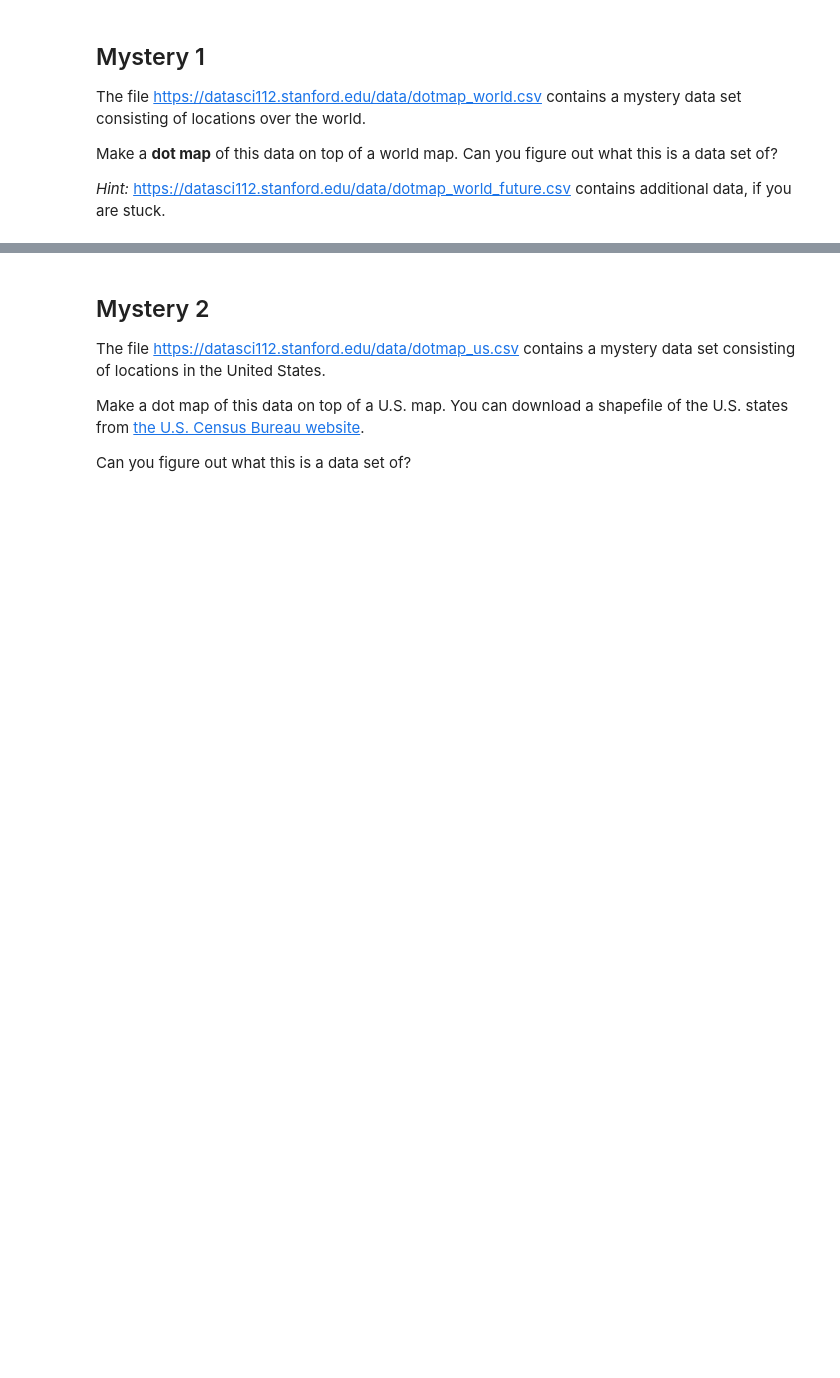
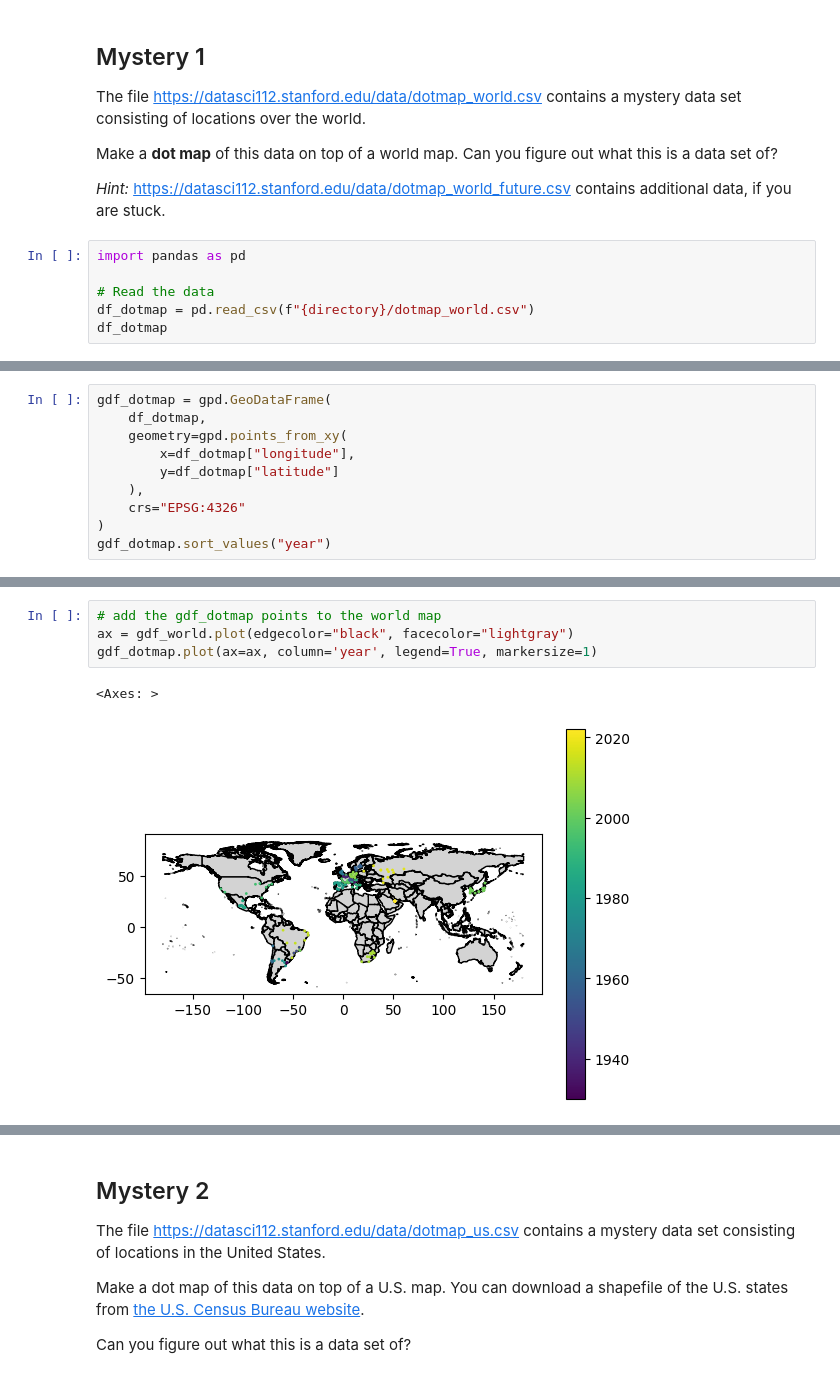
Before and after one commit to Elnya/DATASCI112, a Jupyter notebook: week9/9.3.shapefiles-and-two-dot-map-mysteries.ipynb, the cells around one changed output, grey strips where cells are left out. Cells and saved outputs as stored; diff of their text form; blank space fills up the shorter version.

```diff
--- a/week9/9.3.shapefiles-and-two-dot-map-mysteries.ipynb
+++ b/week9/9.3.shapefiles-and-two-dot-map-mysteries.ipynb
@@ -44,3 +87,9 @@ The file https://datasci112.stanford.edu/data/dotmap_world.csv contains a myster
 Make a **dot map** of this data on top of a world map. Can you figure out what this is a data set of?
 
 _Hint:_ https://datasci112.stanford.edu/data/dotmap_world_future.csv contains additional data, if you are stuck.
+# %%
+import pandas as pd
+
+# Read the data
+df_dotmap = pd.read_csv(f"{directory}/dotmap_world.csv")
+df_dotmap
@@ -46,0 +110,10 @@ _Hint:_ https://datasci112.stanford.edu/data/dotmap_world_future.csv contains ad
+# %%
+gdf_dotmap = gpd.GeoDataFrame(
+    df_dotmap,
+    geometry=gpd.points_from_xy(
+        x=df_dotmap["longitude"],
+        y=df_dotmap["latitude"]
+    ),
+    crs="EPSG:4326"
+)
+gdf_dotmap.sort_values("year")
@@ -46,0 +134,7 @@ _Hint:_ https://datasci112.stanford.edu/data/dotmap_world_future.csv contains ad
+# %%
+# add the gdf_dotmap points to the world map
+ax = gdf_world.plot(edgecolor="black", facecolor="lightgray")
+gdf_dotmap.plot(ax=ax, column='year', legend=True, markersize=1)
+# %% [output]
+<Axes: >
+[figure, added]
```
Also changed, not shown: parts of 20 cells of this notebook, 18 other files.
